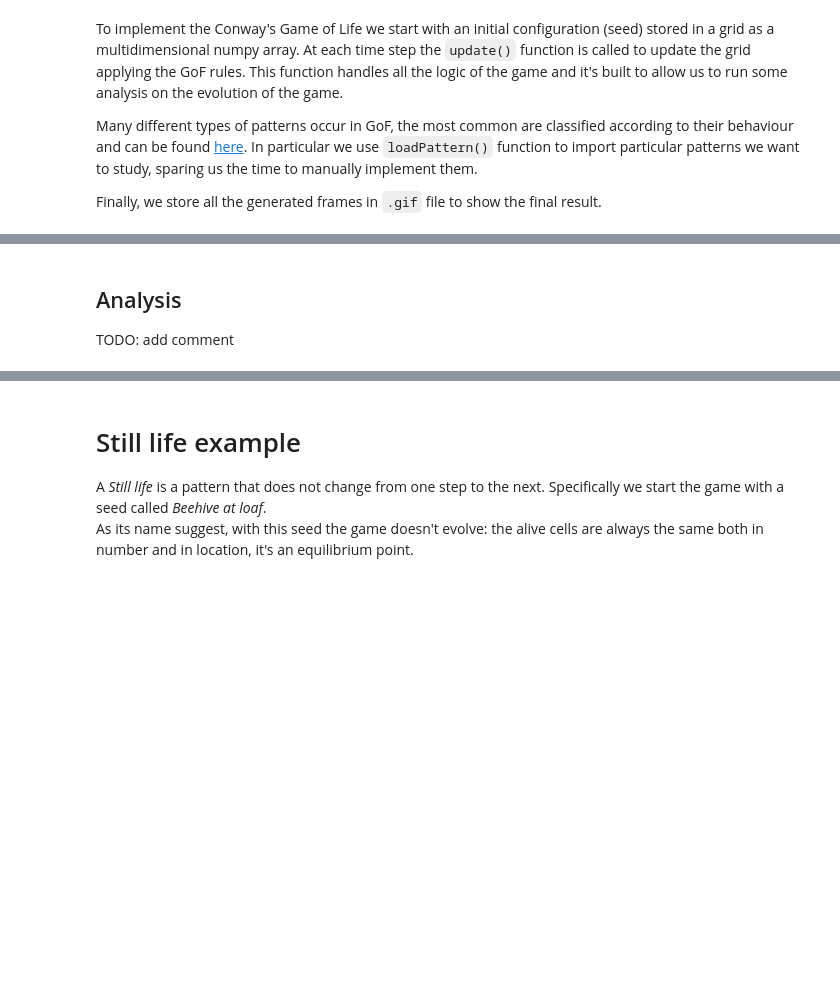
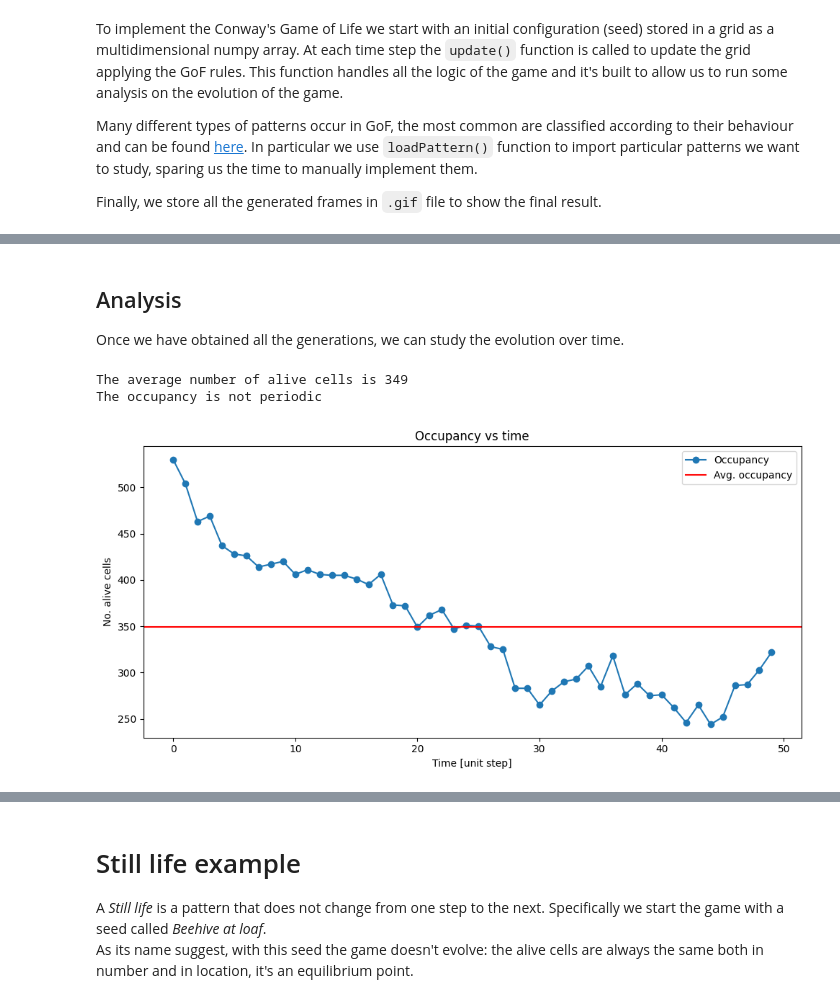
Before and after one commit to ciminoV/SCWP23Project_Group2, a Jupyter notebook: Project.ipynb, the cells around one changed output, grey strips where cells are left out. Cells and saved outputs as stored; diff of their text form; code cells hidden in the pictures; blank space fills up the shorter version.

```diff
--- a/Project.ipynb
+++ b/Project.ipynb
@@ -376,3 +412,0 @@ Image(url=gif_name)
-# %% [markdown]
-## Analysis
-TODO: add comment
@@ -382,0 +413,15 @@ analyseHeat(random_heat)
+# %% [markdown]
+## Analysis
+Once we have obtained all the generations, we can study the evolution over time.
+# %%
+avgocc_random, periodocc_random = analyseOccupancy(random_occupancy, True)
+
+print("The average number of alive cells is", avgocc_random)
+if periodocc_random > 0:
+    print('The number of alive cells has period', periodocc_random)
+else:
+    print('The occupancy is not periodic')
+# %% [output]
+The average number of alive cells is 349
+The occupancy is not periodic
+[figure, added]
```
Also changed, not shown: parts of 18 cells of this notebook.
